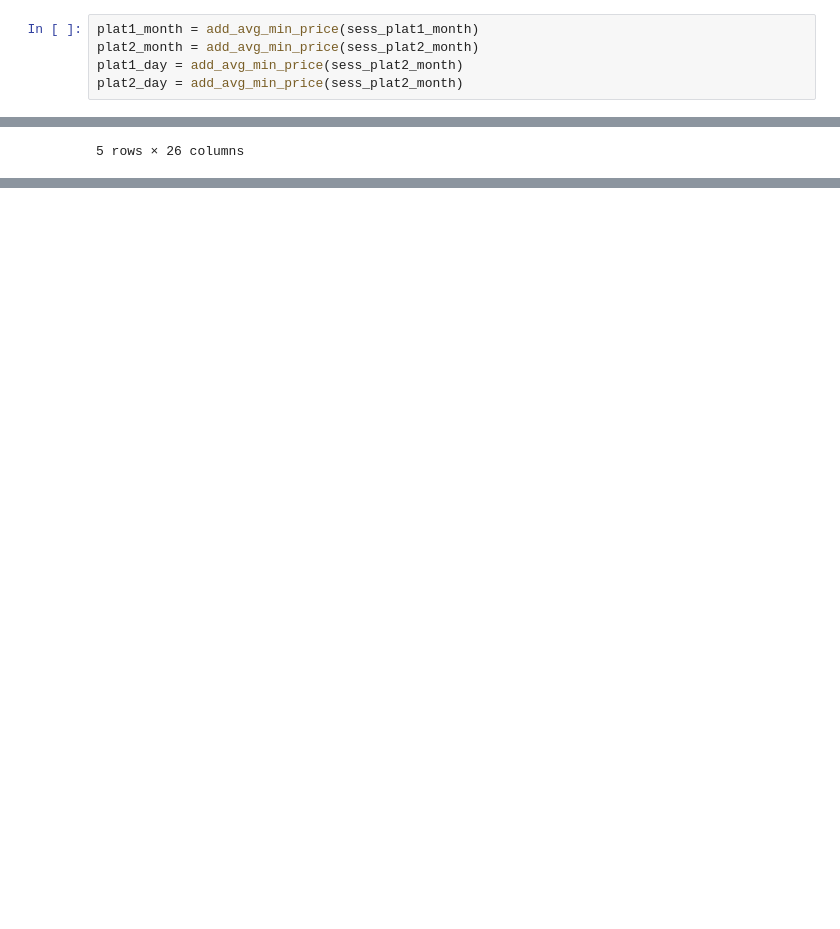
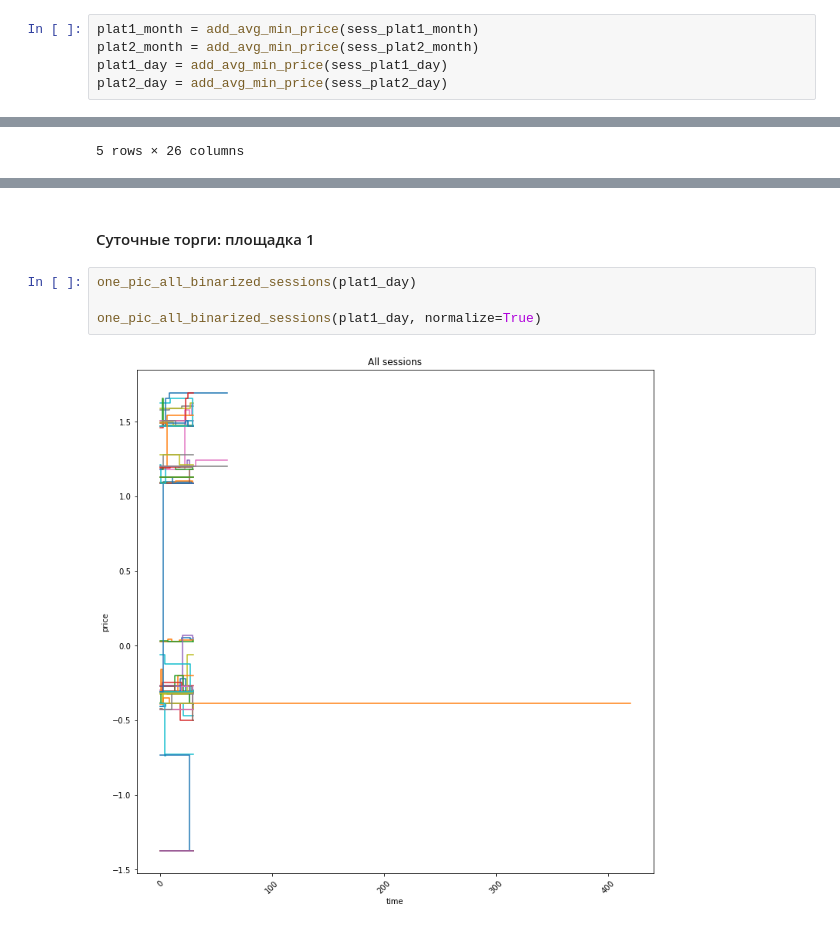
Before and after one commit to gal-dmitry/HSE_prod_stories, a Jupyter notebook: HW_02/HW_02.ipynb, the cells around one changed output, grey strips where cells are left out. Drawn from its saved outputs; the diff is of its cells as text; blank space fills up the shorter version.

```diff
--- a/HW_02/HW_02.ipynb
+++ b/HW_02/HW_02.ipynb
@@ -268,8 +246,8 @@ for history in history_list:
 # %%
 plat1_month = add_avg_min_price(sess_plat1_month)
 plat2_month = add_avg_min_price(sess_plat2_month)
-plat1_day = add_avg_min_price(sess_plat2_month)
-plat2_day = add_avg_min_price(sess_plat2_month)
+plat1_day = add_avg_min_price(sess_plat1_day)
+plat2_day = add_avg_min_price(sess_plat2_day)
 # %%
 plat1_month.head()
 # %% [output]
@@ -357,0 +375,8 @@ print('As:', clusters_)
+# %% [markdown]
+#### Суточные торги: площадка 1
+# %%
+one_pic_all_binarized_sessions(plat1_day)
+
+one_pic_all_binarized_sessions(plat1_day, normalize=True)
+# %% [output]
+[figure, added]
```
Also changed, not shown: parts of 36 cells of this notebook, 10 other files.
